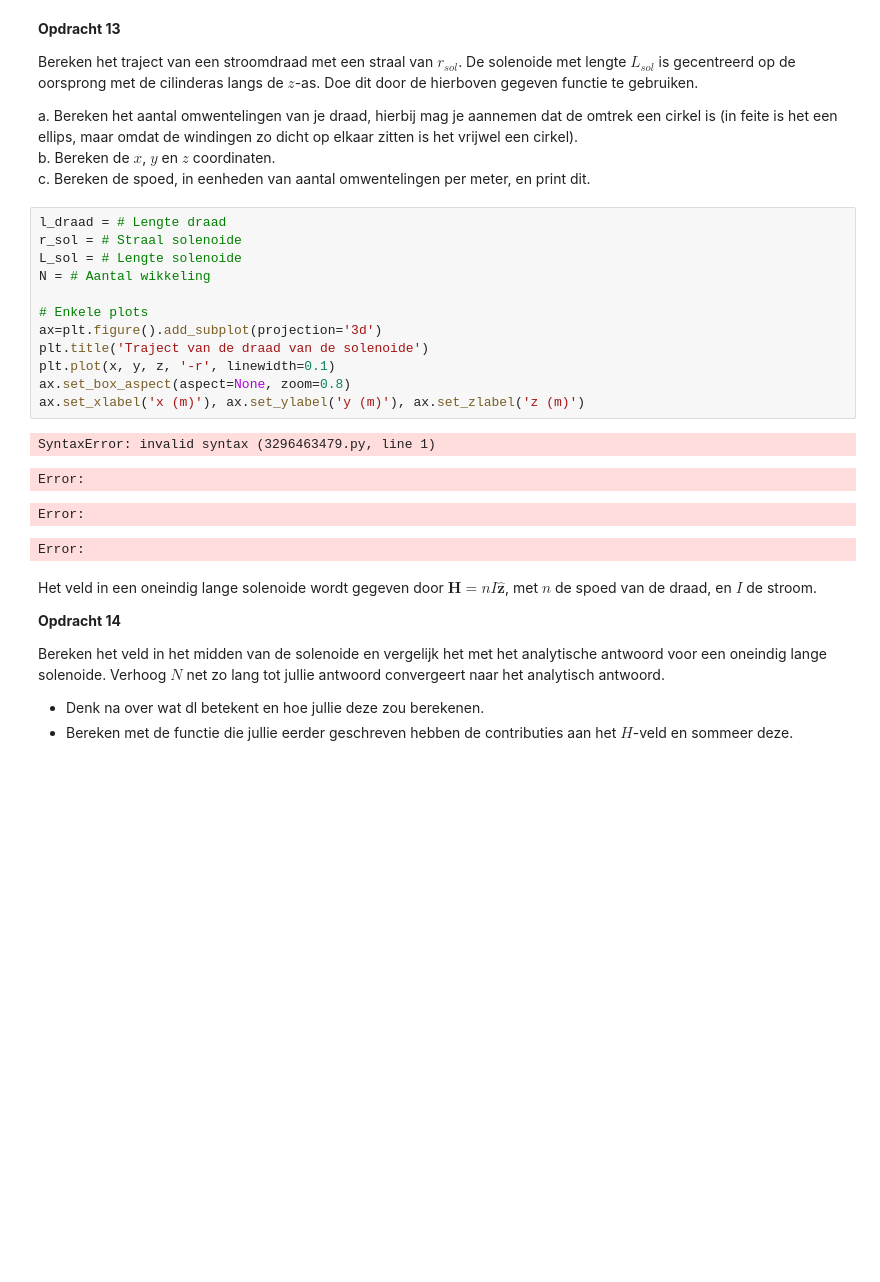
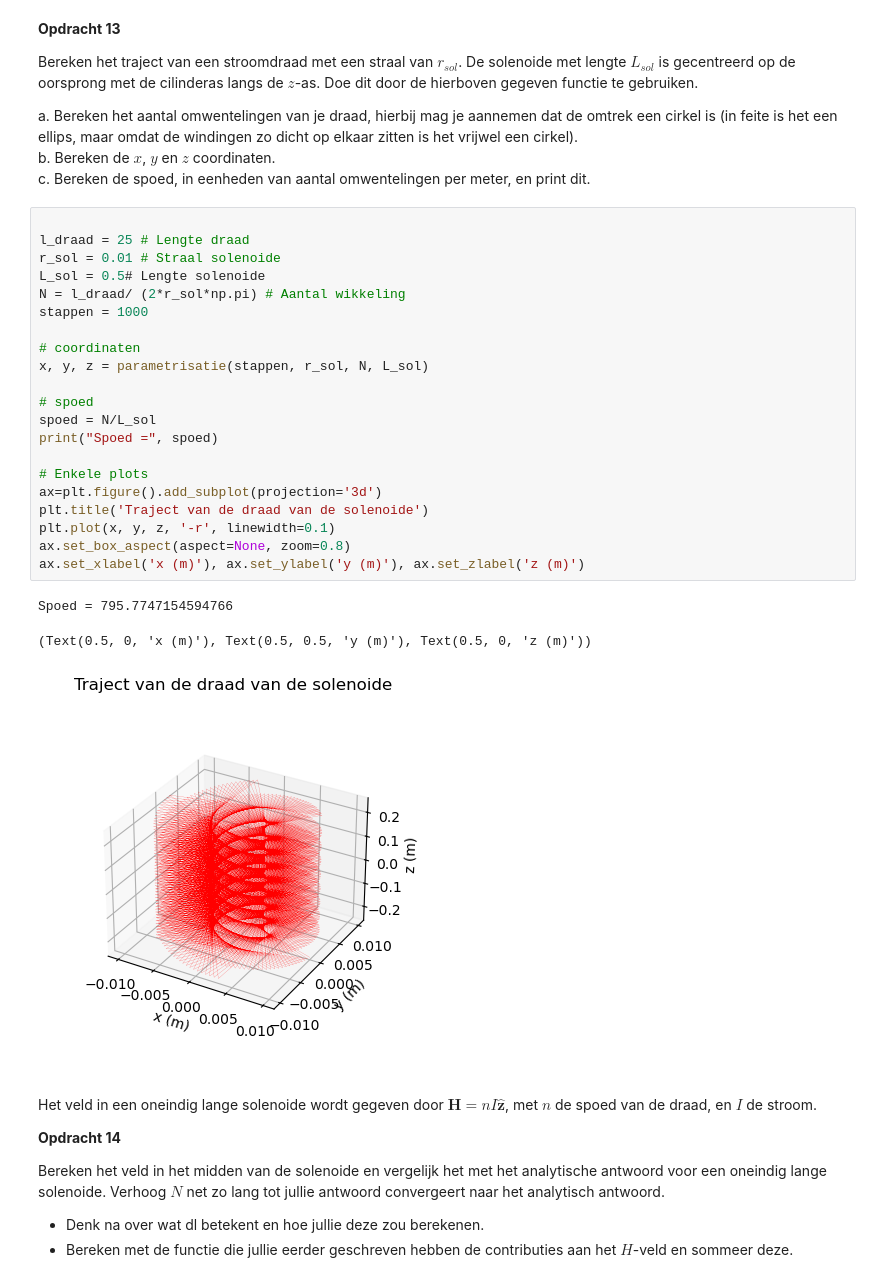
Before and after one commit to Tetras49/opdrachten-DEF-D, a Jupyter notebook: 2KrachtactuatorOpdracht/2KrachtactuatorOpdracht/KrachtactuatorOpdracht.ipynb, the cells around one changed output. Drawn from its saved outputs; the diff is of its cells as text; blank space fills up the shorter version.

```diff
--- a/2KrachtactuatorOpdracht/2KrachtactuatorOpdracht/KrachtactuatorOpdracht.ipynb
+++ b/2KrachtactuatorOpdracht/2KrachtactuatorOpdracht/KrachtactuatorOpdracht.ipynb
@@ -382,22 +429,30 @@ a. Bereken het aantal omwentelingen van je draad, hierbij mag je aannemen dat de
 b. Bereken de $x$, $y$ en $z$ coordinaten.\
 c. Bereken de spoed, in eenheden van aantal omwentelingen per meter, en print dit.
 # %%
-l_draad = # Lengte draad
-r_sol = # Straal solenoide
-L_sol = # Lengte solenoide
-N = # Aantal wikkeling
+
+l_draad = 25 # Lengte draad
+r_sol = 0.01 # Straal solenoide
+L_sol = 0.5# Lengte solenoide
+N = l_draad/ (2*r_sol*np.pi) # Aantal wikkeling
+stappen = 1000
+
+# coordinaten
+x, y, z = parametrisatie(stappen, r_sol, N, L_sol)
+
+# spoed
+spoed = N/L_sol
+print("Spoed =", spoed)
 
 # Enkele plots
 ax=plt.figure().add_subplot(projection='3d')
 plt.title('Traject van de draad van de solenoide')
 plt.plot(x, y, z, '-r', linewidth=0.1)
 ax.set_box_aspect(aspect=None, zoom=0.8)
 ax.set_xlabel('x (m)'), ax.set_ylabel('y (m)'), ax.set_zlabel('z (m)')
 # %% [output]
-SyntaxError: invalid syntax (3296463479.py, line 1)
+Spoed = 795.7747154594766
-Error:
+(Text(0.5, 0, 'x (m)'), Text(0.5, 0.5, 'y (m)'), Text(0.5, 0, 'z (m)'))
-Error:
-Error:
+[figure, added]
 # %% [markdown]
 Het veld in een oneindig lange solenoide wordt gegeven door $\mathbf{H} = n I \hat{\mathbf{z}}$, met $n$ de spoed van de draad, en $I$ de stroom.
 
```
Also changed, not shown: parts of 11 cells of this notebook.
